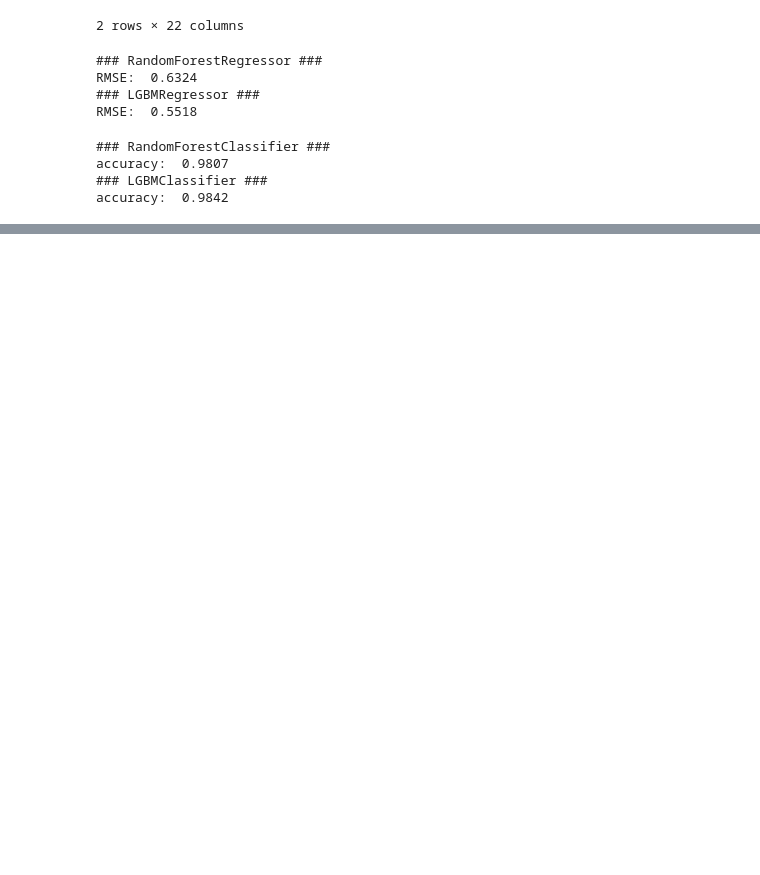
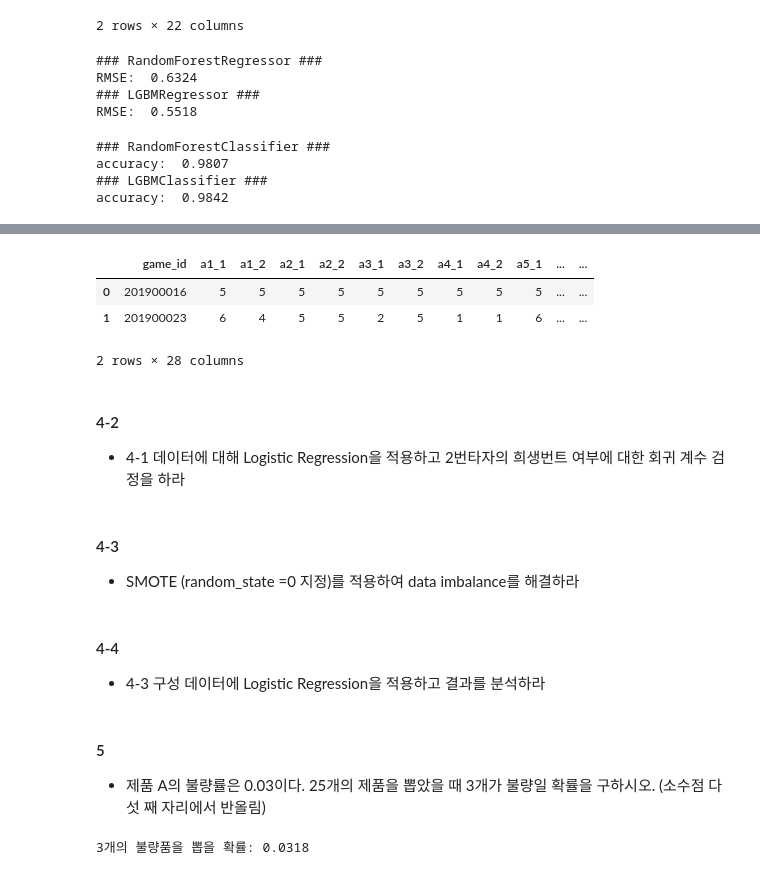
Before and after one commit to Park-Young-Bin/ADP_code, a Jupyter notebook: 29회 기출.ipynb, the cells around one changed output, grey strips where cells are left out. Cells and saved outputs as stored; diff of their text form; code cells hidden in the pictures; blank space fills up the shorter version.

```diff
--- a/29회 기출.ipynb
+++ b/29회 기출.ipynb
@@ -282,0 +324,35 @@ accuracy:  0.9842
+# %%
+df = pd.read_csv('https://raw.githubusercontent.com/Datamanim/datarepo/main/adp/29/p2_.csv')
+df.head(2)
+# %% [output]
+|  | game_id | a1_1 | a1_2 | a2_1 | a2_2 | a3_1 | a3_2 | a4_1 | a4_2 | a5_1 | ... | ... |
+| 0 | 201900016 | 5 | 5 | 5 | 5 | 5 | 5 | 5 | 5 | 5 | ... | ... |
+| 1 | 201900023 | 6 | 4 | 5 | 5 | 2 | 5 | 1 | 1 | 6 | ... | ... |
+2 rows × 28 columns
+# %% [markdown]
+#### 4-2
+- 4-1 데이터에 대해 Logistic Regression을 적용하고 2번타자의 희생번트 여부에 대한 회귀 계수 검정을 하라
+# %% [markdown]
+#### 4-3
+- SMOTE (random_state =0 지정)를 적용하여 data imbalance를 해결하라
+# %% [markdown]
+#### 4-4
+- 4-3 구성 데이터에 Logistic Regression을 적용하고 결과를 분석하라
+# %% [markdown]
+#### 5
+- 제품 A의 불량률은 0.03이다. 25개의 제품을 뽑았을 때 3개가 불량일 확률을 구하시오. (소수점 다섯 째 자리에서 반올림)
+# %%
+from scipy.special import comb
+
+# 주어진 값
+n = 25  # 시행 횟수
+k = 3   # 성공(불량품)의 개수
+p = 0.03  # 각 시행에서 성공(불량품)을 뽑을 확률
+
+# 이항 분포 계산
+binomial_coefficient = comb(n, k)  # 조합 계산
+probability = binomial_coefficient * (p ** k) * ((1 - p) ** (n - k))
+
+print(f"{k}개의 불량품을 뽑을 확률: {probability:.4f}")
+# %% [output]
+3개의 불량품을 뽑을 확률: 0.0318
```
Also changed, not shown: parts of 17 cells of this notebook.
